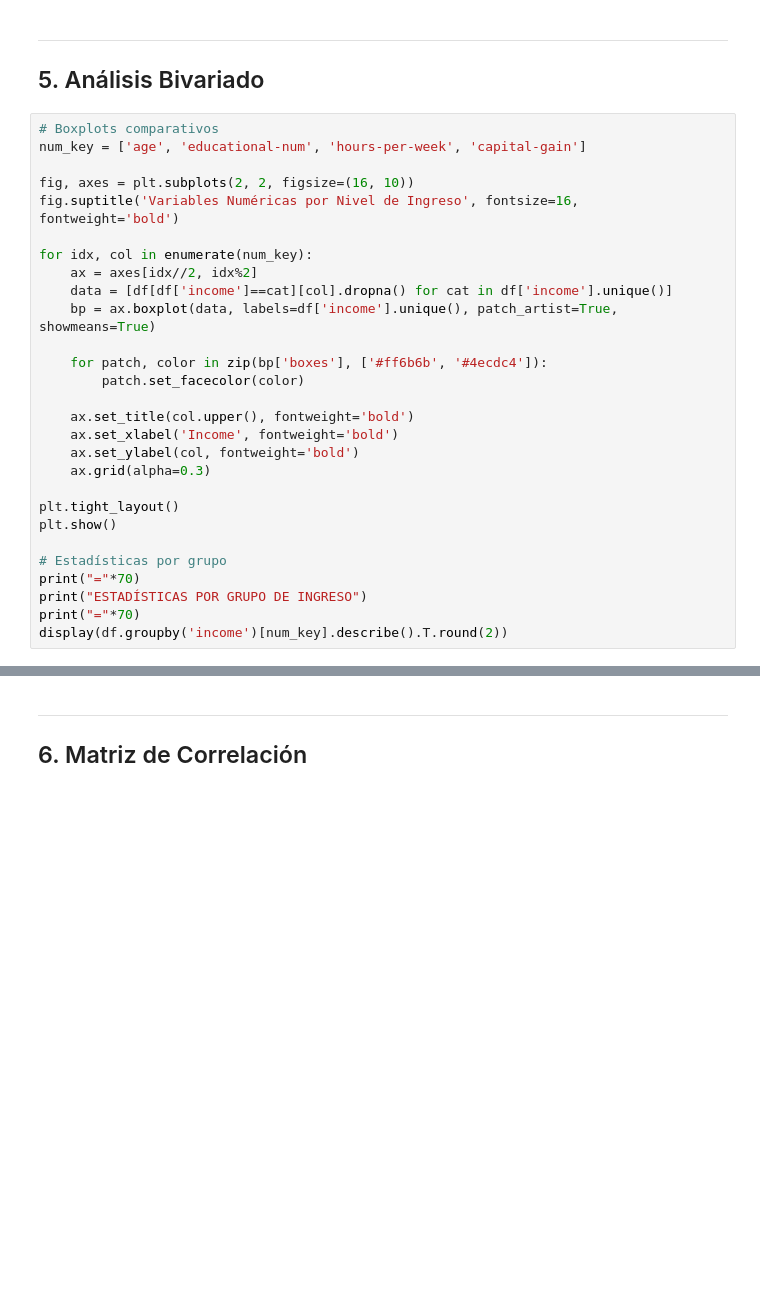
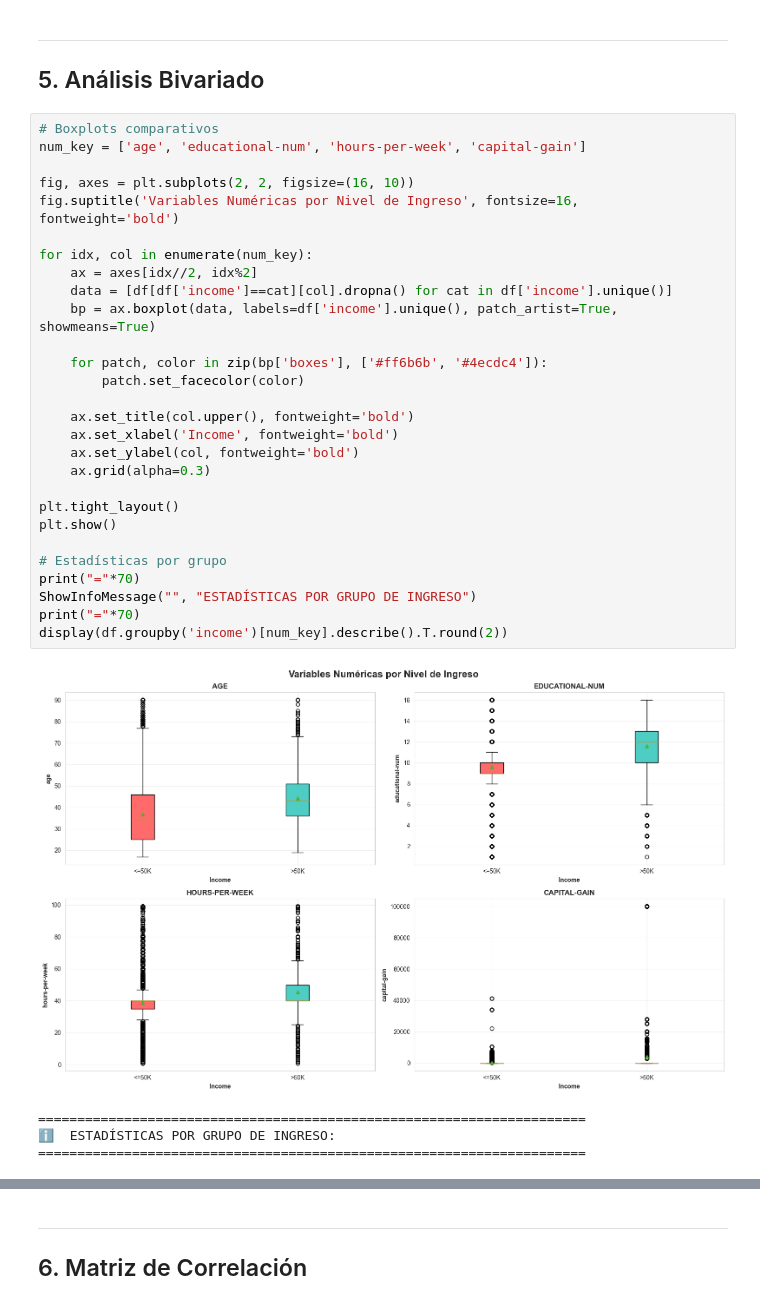
Before and after one commit to UIDE-Tareas/4-Inteligencia-Artificial-Data-Mining-I-Tarea1, a Jupyter notebook: Main.ipynb, the cells around one changed output, grey strips where cells are left out. Drawn from its saved outputs; the diff is of its cells as text; blank space fills up the shorter version.

```diff
--- a/Main.ipynb
+++ b/Main.ipynb
@@ -385,28 +609,33 @@ plt.show()
 # %%
 # Boxplots comparativos
 num_key = ['age', 'educational-num', 'hours-per-week', 'capital-gain']
 
 fig, axes = plt.subplots(2, 2, figsize=(16, 10))
 fig.suptitle('Variables Numéricas por Nivel de Ingreso', fontsize=16, fontweight='bold')
 
 for idx, col in enumerate(num_key):
     ax = axes[idx//2, idx%2]
     data = [df[df['income']==cat][col].dropna() for cat in df['income'].unique()]
     bp = ax.boxplot(data, labels=df['income'].unique(), patch_artist=True, showmeans=True)
 
     for patch, color in zip(bp['boxes'], ['#ff6b6b', '#4ecdc4']):
         patch.set_facecolor(color)
 
     ax.set_title(col.upper(), fontweight='bold')
     ax.set_xlabel('Income', fontweight='bold')
     ax.set_ylabel(col, fontweight='bold')
     ax.grid(alpha=0.3)
 
 plt.tight_layout()
 plt.show()
 
 # Estadísticas por grupo
 print("="*70)
-print("ESTADÍSTICAS POR GRUPO DE INGRESO")
+ShowInfoMessage("", "ESTADÍSTICAS POR GRUPO DE INGRESO")
 print("="*70)
 display(df.groupby('income')[num_key].describe().T.round(2))
+# %% [output]
+[figure, added]
+======================================================================
+ℹ️  ESTADÍSTICAS POR GRUPO DE INGRESO:
+======================================================================
```
Also changed, not shown: parts of 11 cells of this notebook, 2 other files.
